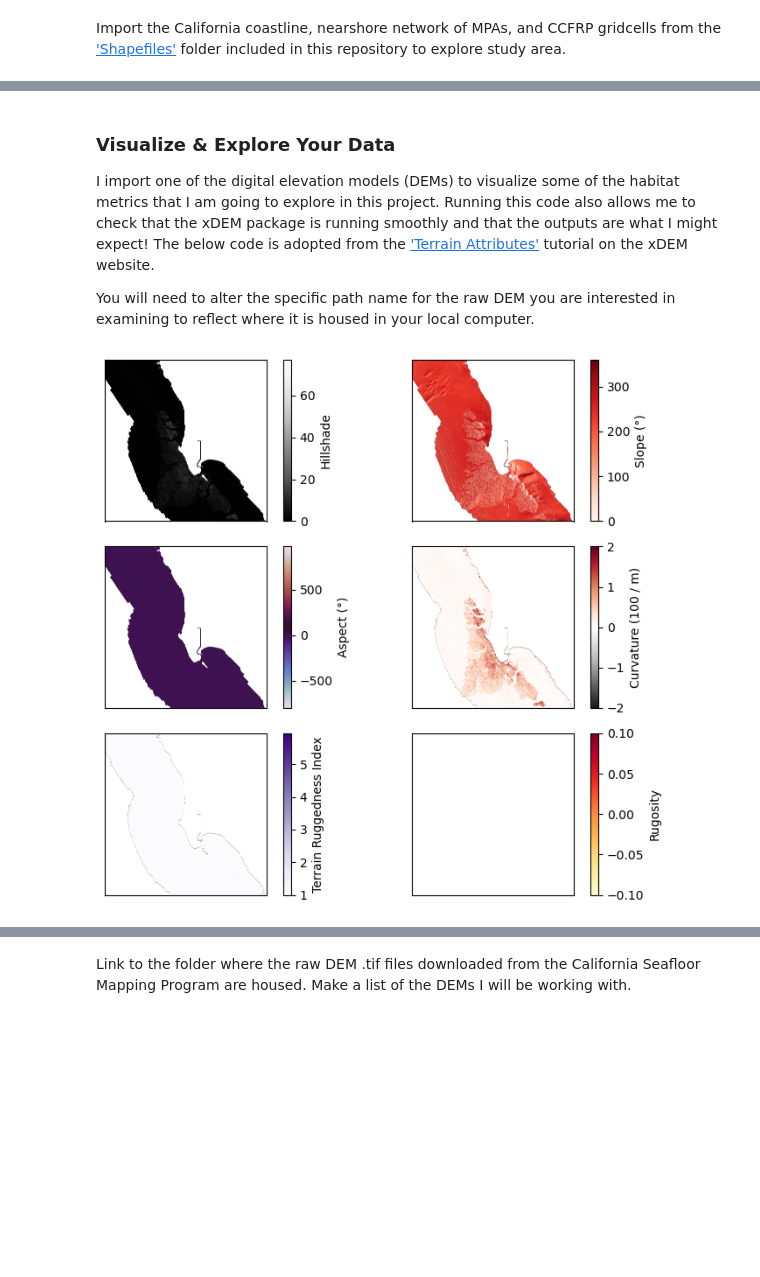
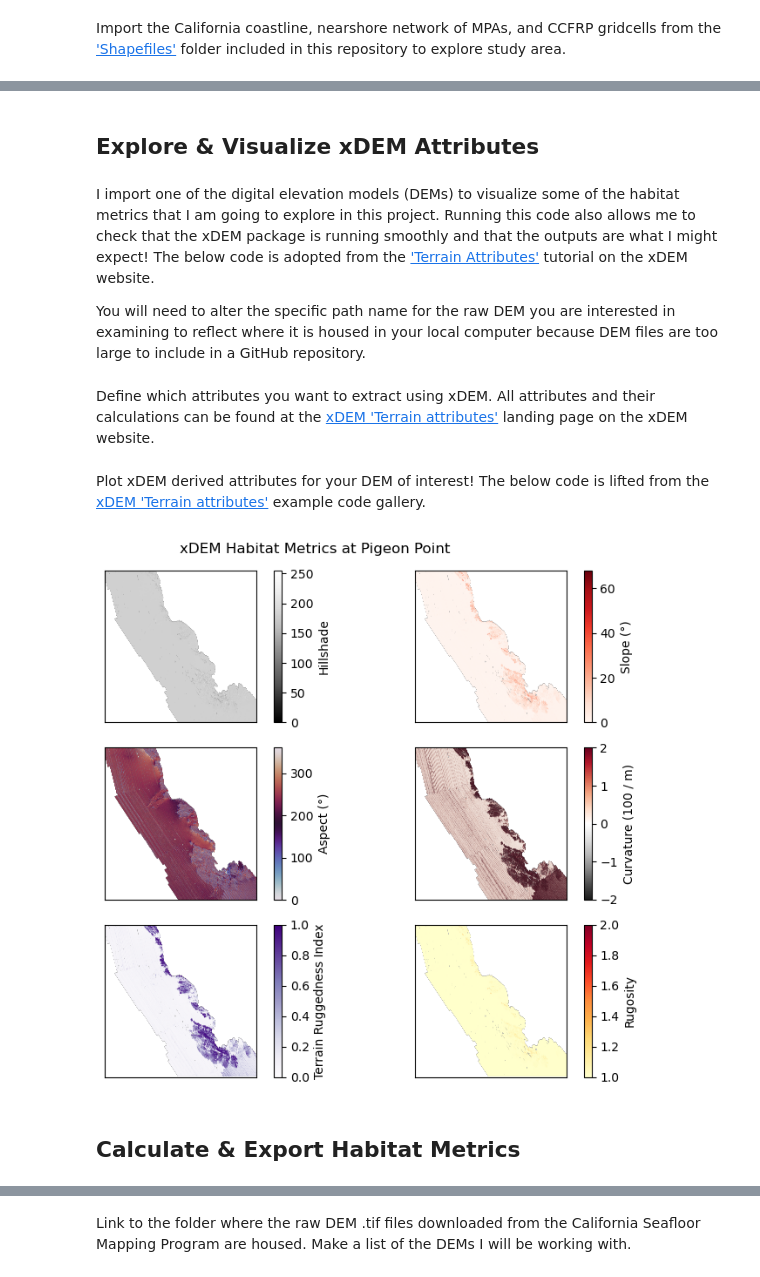
Before and after one commit to daleycarolinec/ms263, a Jupyter notebook: Calculate Habitat Metrics with xDEM.ipynb, the cells around one changed output, grey strips where cells are left out. Cells and saved outputs as stored; diff of their text form; code cells hidden in the pictures; blank space fills up the shorter version.

```diff
--- a/Calculate Habitat Metrics with xDEM.ipynb
+++ b/Calculate Habitat Metrics with xDEM.ipynb
@@ -95,45 +119,57 @@ plt.show()
+# %% [markdown]
+## Explore & Visualize xDEM Attributes
 # %% [markdown]
-### Visualize & Explore Your Data
-
 I import one of the digital elevation models (DEMs) to visualize some of the habitat metrics that I am going to explore in this project. Running this code also allows me to check that the xDEM package is running smoothly and that the outputs are what I might expect! The below code is adopted from the ['Terrain Attributes'](https://xdem.readthedocs.io/en/stable/basic_examples/plot_terrain_attributes.html#sphx-glr-basic-examples-plot-terrain-attributes-py) tutorial on the xDEM website.
 
-You will need to alter the specific path name for the raw DEM you are interested in examining to reflect where it is housed in your local computer.
+You will need to alter the specific path name for the raw DEM you are interested in examining to reflect where it is housed in your local computer because DEM files are too large to include in a GitHub repository.
 # %%
-point_buchon_file = "C:\\Users\\FELAB\\Documents\\MS263\\Data\MASTER_DEM_TIFs\\Bathymetry_OffshorePointBuchon.tif"
-point_buchon_DEM = xdem.DEM(pigeon_point_file)
+# Link to California Seafloor Mapping Program DEM that you want to run through xDEM
+pigeon_point_file = '/Users/carolinedaley/Documents/MLML/MS263/Project/Data/DEM/Bathymetry_OffshorePigeonPoint.tif'
+pigeon_point_DEM = xdem.DEM(pigeon_point_file)
+# %% [markdown]
+Define which attributes you want to extract using xDEM. All attributes and their calculations can be found at the [xDEM 'Terrain attributes'](https://xdem.readthedocs.io/en/stable/terrain.html) landing page on the xDEM website.
+# %%
+# Define the xDEm attributes you want to extract
+attributes = xdem.terrain.get_terrain_attribute(
+    pigeon_point_DEM.data,
+    resolution=pigeon_point_DEM.res,
+    attribute=["hillshade", "slope", "aspect", "curvature", "terrain_ruggedness_index", "rugosity"],
+)
+# %% [markdown]
+Plot xDEM derived attributes for your DEM of interest! The below code is lifted from the [xDEM 'Terrain attributes'](https://xdem.readthedocs.io/en/stable/basic_examples/plot_terrain_attributes.html#sphx-glr-basic-examples-plot-terrain-attributes-py) example code gallery.
 # %%
-attributes = xdem.terrain.get_terrain_attribute(
-    point_buchon_DEM.data,
-    resolution=point_buchon_DEM.res,
-    attribute=["slope", "aspect", "curvature", "terrain_ruggedness_index", "rugosity", "fractal_roughness"],
-)
+# This code is lifted from the xDEM 'Terrain attributes'
+plt.figure(figsize=(8, 6.5))
+plt.suptitle('xDEM Habitat Metrics at Pigeon Point')
 
-plt.figure(figsize=(8, 6.5))
-
-plt_extent = [point_buchon_DEM.bounds.left, point_buchon_DEM.bounds.right, point_buchon_DEM.bounds.bottom, point_buchon_DEM.bounds.top]
+plt_extent = [pigeon_point_DEM.bounds.left, pigeon_point_DEM.bounds.right,
+              pigeon_point_DEM.bounds.bottom, pigeon_point_DEM.bounds.top]
 
 cmaps = ["Greys_r", "Reds", "twilight", "RdGy_r", "Purples", "YlOrRd"]
 labels = ["Hillshade", "Slope (°)", "Aspect (°)", "Curvature (100 / m)", "Terrain Ruggedness Index", "Rugosity"]
 vlims = [(None, None) for i in range(6)]
 vlims[3] = [-2, 2]
+vlims[4] = [0, 1]
+vlims[5] = [1, 2]
 
 for i in range(6):
     plt.subplot(3, 2, i + 1)
     plt.imshow(attributes[i].squeeze(), cmap=cmaps[i], extent=plt_extent, vmin=vlims[i][0], vmax=vlims[i][1])
     cbar = plt.colorbar()
     cbar.set_label(labels[i])
     plt.xticks([])
     plt.yticks([])
 
+
+
 plt.tight_layout()
 
-output_dir = "C:\\Users\\FELAB\\Documents\\MS263\\Python Repository\\Figures"
-
-output_path = os.path.join(output_dir, "habitat_metrics_point_buchon.png")
+output_path = os.path.join("Figures", "habitat_metrics_pigeon_point_maps.png")
 plt.savefig(output_path, dpi=300)
 
 plt.show()
-plt.show()
 # %% [output]
-[figure, old version]
+[figure, new version]
+# %% [markdown]
+## Calculate & Export Habitat Metrics
 # %% [markdown]
```
Also changed, not shown: parts of 11 cells of this notebook, 4 other files.
